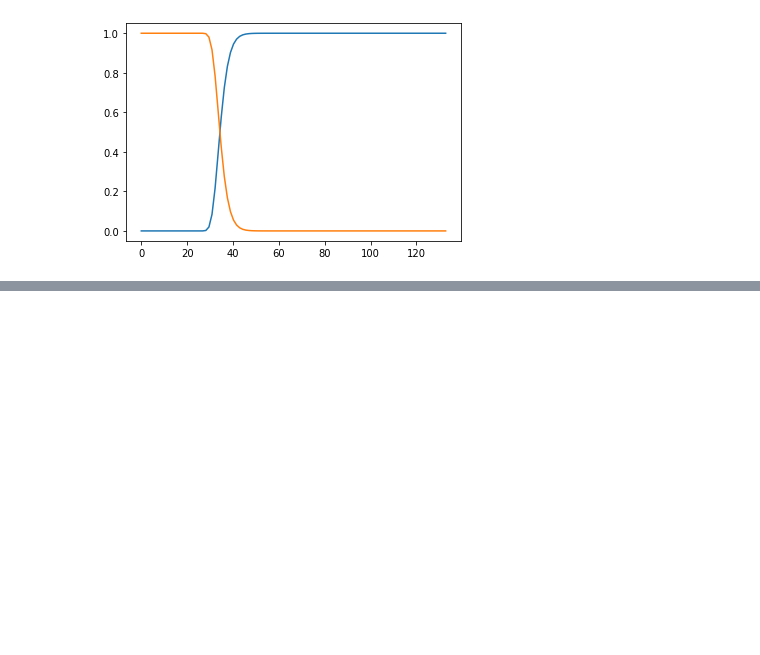
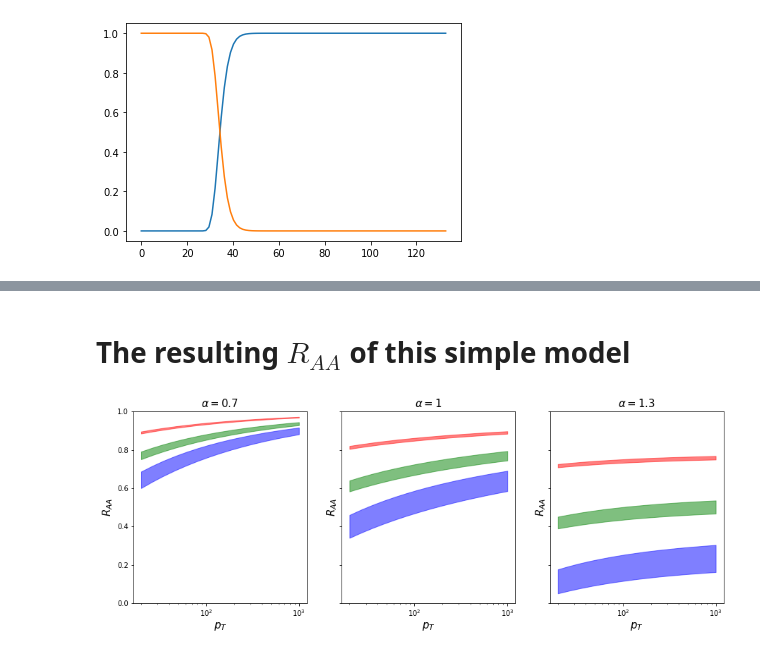
Before and after one commit to keweiyao/BayesExample, a Jupyter notebook: Untitled.ipynb, the cells around one changed output, grey strips where cells are left out. Saved outputs shown, nothing was run; the diff lists cells and outputs as text; code cells hidden in the pictures; blank space fills up the shorter version.

```diff
--- a/Untitled.ipynb
+++ b/Untitled.ipynb
@@ -41,0 +137,26 @@ plt.plot(b, Prob_interact, label="prob to interact")
+# %% [markdown]
+# The resulting $R_{AA}$ of this simple model
+# %%
+pTjet = np.exp(np.linspace(np.log(20), np.log(1000), 15))
+fig, axes = plt.subplots(1,3,figsize=(15,5), sharex=True, sharey=True)
+omegaBH = 1
+from scipy.optimize import curve_fit
+def template(lnx, a, b, c):
+    x = np.exp(lnx)
+    y = a * x**b * lnx**c
+    return np.log(y)
+for alpha, ax in zip([.7,1,1.3], axes):
+
+    for n, c in zip([.5,1,1.5], ['r','g','b']):
+
+        X, Y1 = pTjet, Simple_Eloss(pTjet, alpha, n, 1, omegaBH, elastic=True)
+        X, Y2 = pTjet, Simple_Eloss(pTjet, alpha, n, 1, omegaBH, elastic=False)
+        ax.fill_between(X, 1-6*Y1, 1-6*Y2, color=c, label=r'$n={}$, vary $0<\beta<1$'.format(n), alpha=.5)
+    ax.set_title(r"$\alpha={}$".format(alpha), fontsize=15)
+
+    ax.semilogx()
+    ax.set_ylim(0,1)
+    ax.set_ylabel(r"$R_{AA}$", fontsize=15)
+    ax.set_xlabel(r"$p_T$", fontsize=15)
+# %% [output]
+[figure, added]
```
Also changed, not shown: parts of 6 cells of this notebook, 25 other files.
